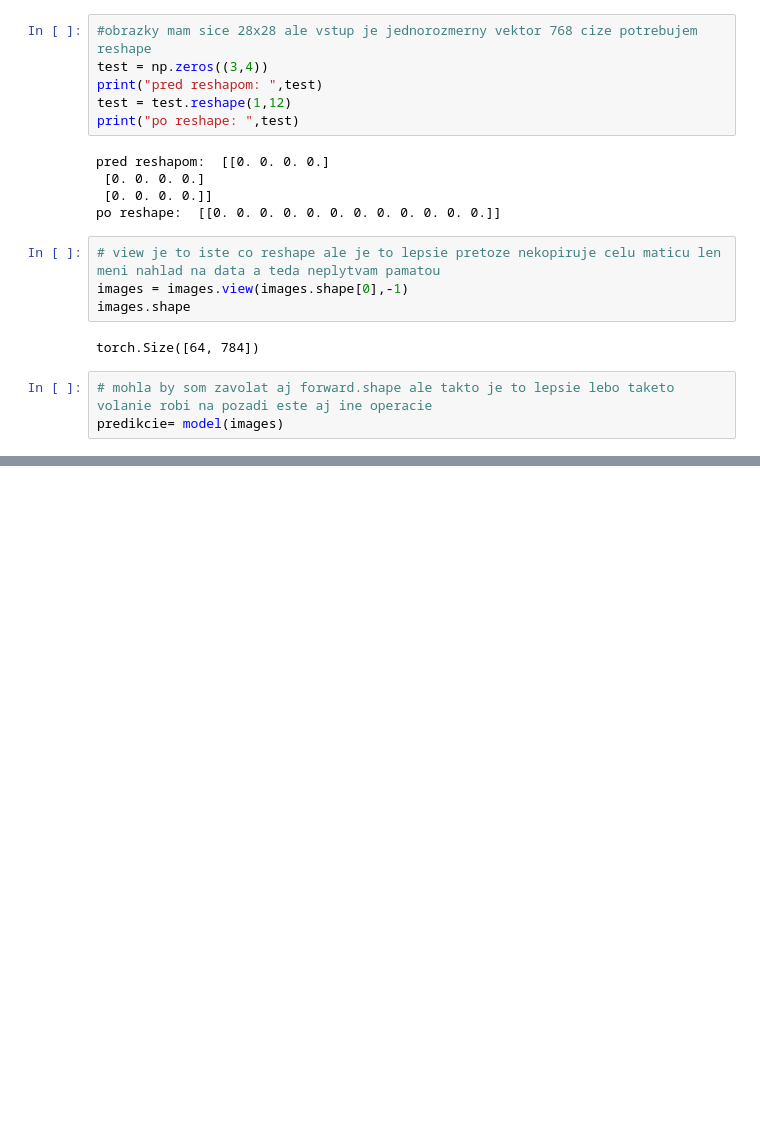
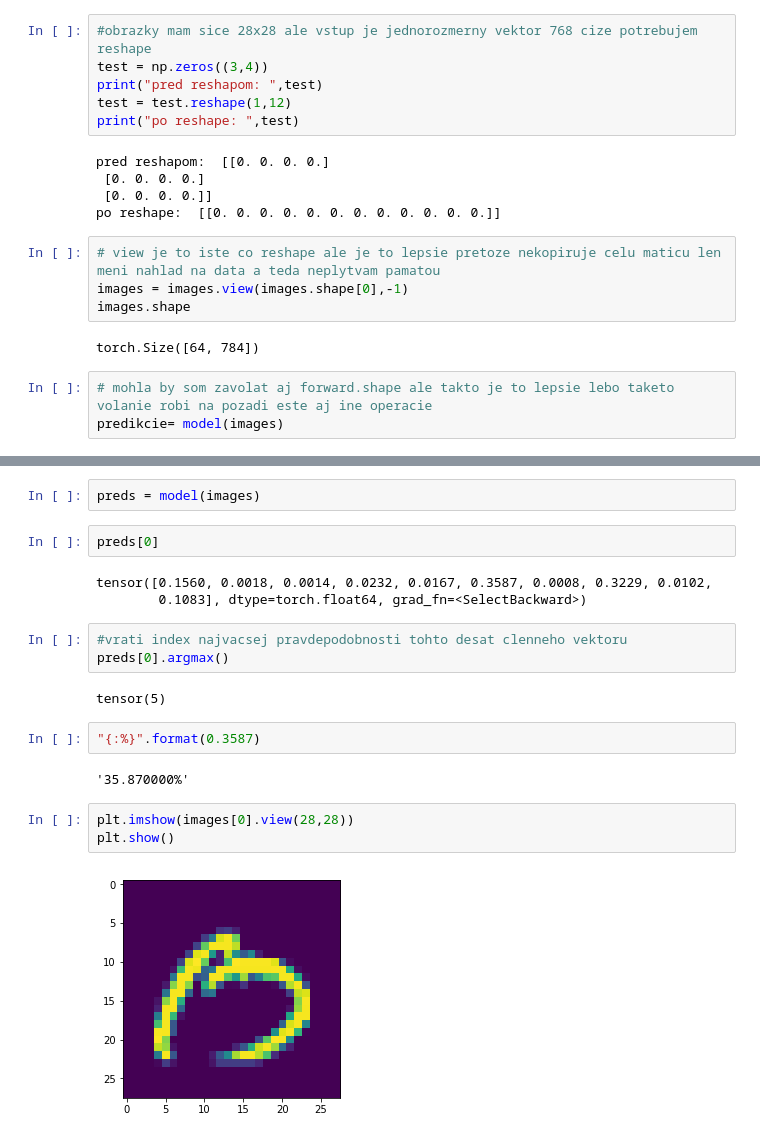
Before and after one commit to livi83/MNIST, a Jupyter notebook: projekt.ipynb, the cells around one changed output, grey strips where cells are left out. Saved outputs shown, nothing was run; the diff lists cells and outputs as text; blank space fills up the shorter version.

```diff
--- a/projekt.ipynb
+++ b/projekt.ipynb
@@ -241,0 +327,21 @@ tensor(1.0000, dtype=torch.float64, grad_fn=<SumBackward0>)
+# %%
+preds = model(images)
+# %%
+preds[0]
+# %% [output]
+tensor([0.1560, 0.0018, 0.0014, 0.0232, 0.0167, 0.3587, 0.0008, 0.3229, 0.0102,
+        0.1083], dtype=torch.float64, grad_fn=<SelectBackward>)
+# %%
+#vrati index najvacsej pravdepodobnosti tohto desat clenneho vektoru
+preds[0].argmax()
+# %% [output]
+tensor(5)
+# %%
+"{:%}".format(0.3587)
+# %% [output]
+'35.870000%'
+# %%
+plt.imshow(images[0].view(28,28))
+plt.show()
+# %% [output]
+[figure, added]
```
Also changed, not shown: parts of 14 cells of this notebook.
